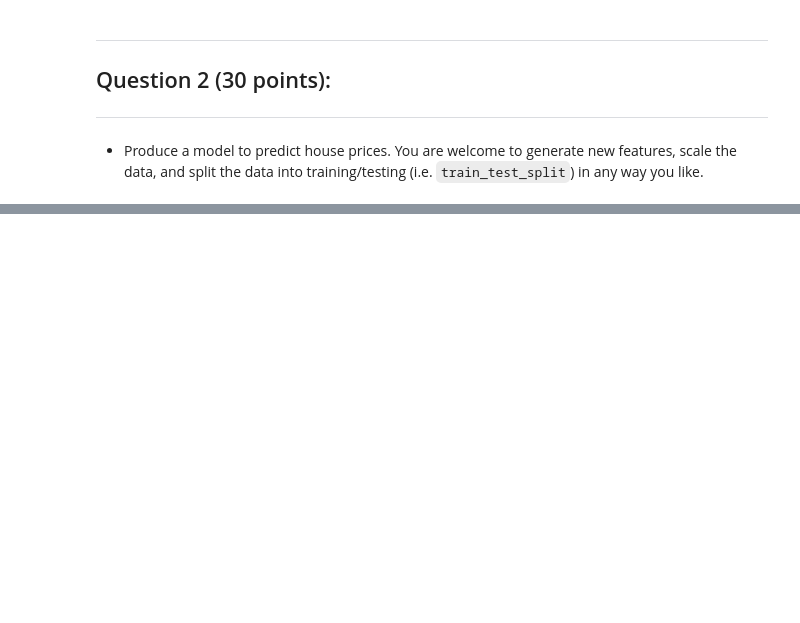
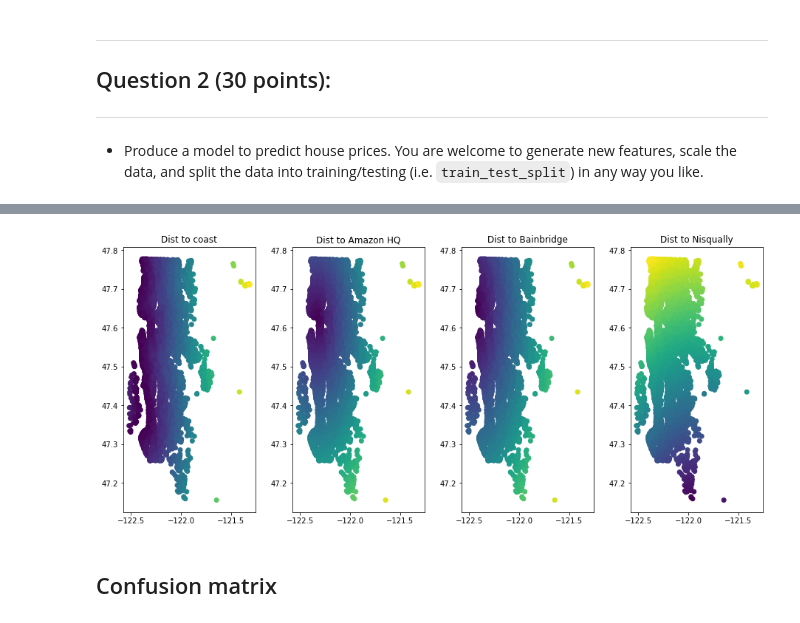
Before and after one commit to bhunter2/geospatial-data-science, a Jupyter notebook: labs/lab5/lab5_submission.ipynb, the cells around one changed output, grey strips where cells are left out. Cells and saved outputs as stored; diff of their text form; code cells hidden in the pictures; blank space fills up the shorter version.

```diff
--- a/labs/lab5/lab5_submission.ipynb
+++ b/labs/lab5/lab5_submission.ipynb
@@ -153,3 +247,24 @@ plt.colorbar()
+# %%
+# Plot of distance to coastline for seattle
+fig, ax = plt.subplots(nrows = 1, ncols = 4,figsize=(13, 6))
+ax[0].scatter(gdf_utm['long'], gdf_utm['lat'], c=gdf_utm['distance_to_coast'])
+ax[0].title.set_text('Dist to coast')
+
+ax[1].scatter(gdf_utm['long'], gdf_utm['lat'], c=gdf_utm['distance_to_amHQ'])
+ax[1].title.set_text('Dist to Amazon HQ')
+
+ax[2].scatter(gdf_utm['long'], gdf_utm['lat'], c=gdf_utm['distance_to_Bainbridge'])
+ax[2].title.set_text('Dist to Bainbridge')
+
+ax[3].scatter(gdf_utm['long'], gdf_utm['lat'], c=gdf_utm['distance_to_Nisqually'])
+ax[3].title.set_text('Dist to Nisqually')
+
+
+fig.tight_layout(pad = 2.0)
+# %% [output]
+[figure, added]
+# %% [markdown]
+## Confusion matrix
 # %%
 # Compute correlation matrix
 corr_matrix = gdf_utm.corr()
```
Also changed, not shown: parts of 52 cells of this notebook.
